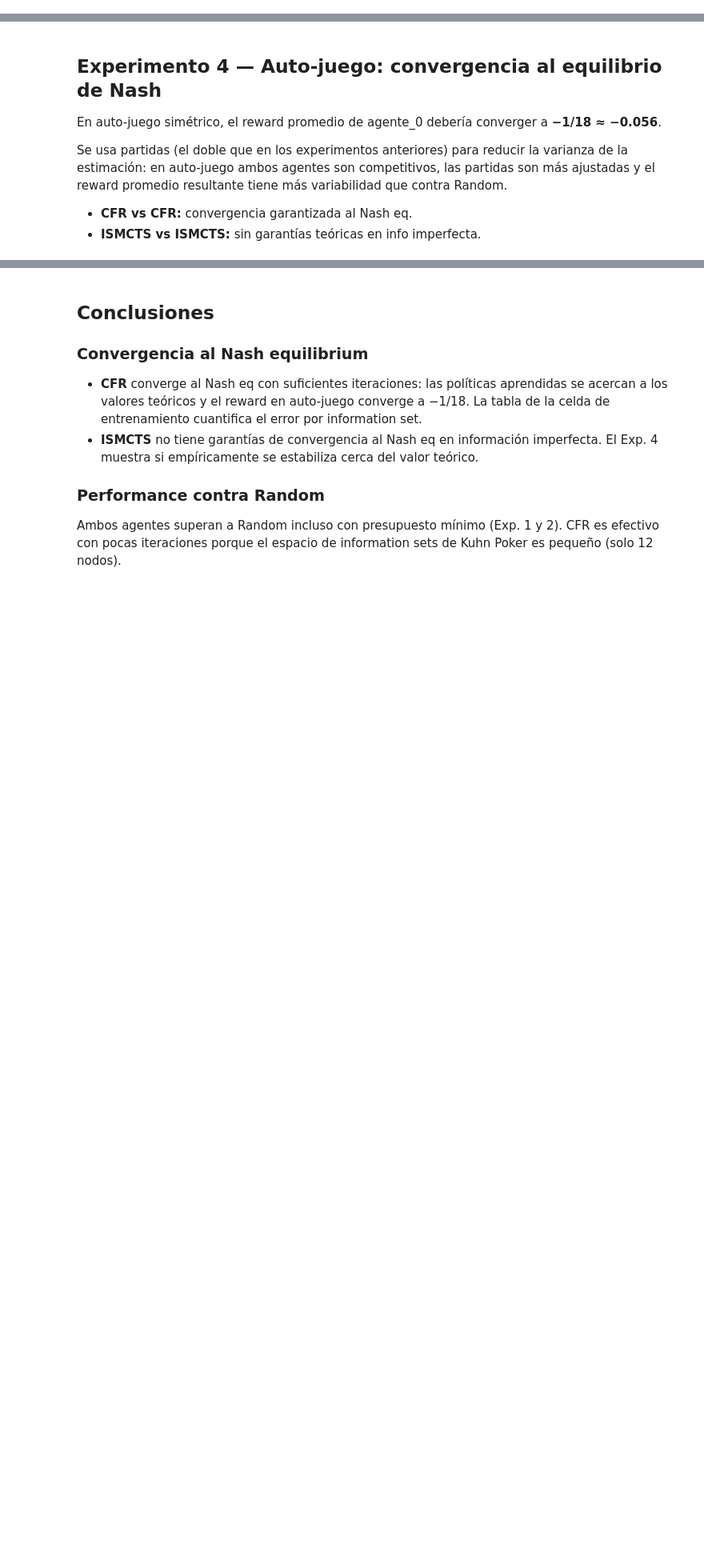
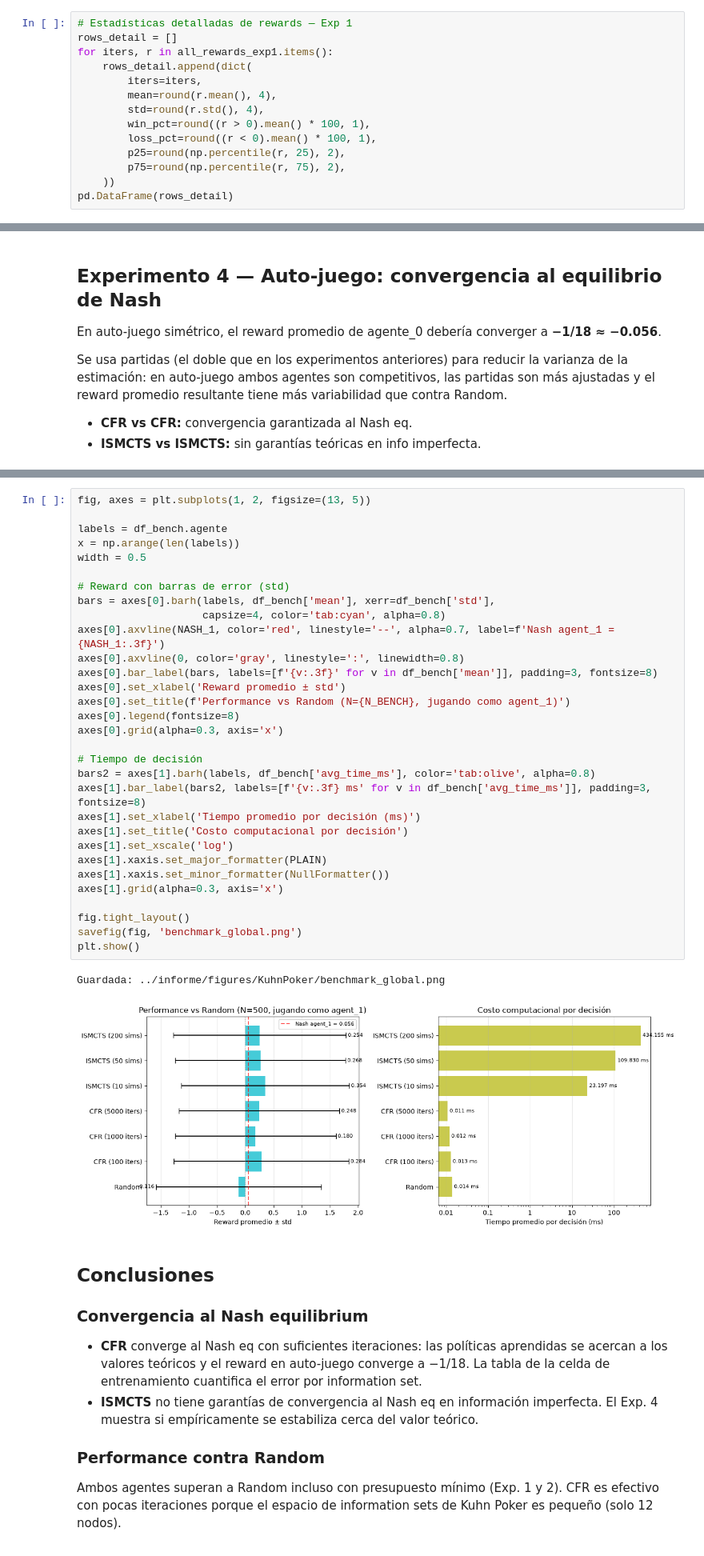
Before and after one commit to nataliacampiglia/multiagentes_obligarotio_2, a Jupyter notebook: Alternating Games/KuhnPoker.ipynb, the cells around one changed output, grey strips where cells are left out. Shown at 80% size. Saved outputs shown, nothing was run; the diff lists cells and outputs as text; blank space fills up the shorter version.

```diff
--- a/Alternating Games/KuhnPoker.ipynb
+++ b/Alternating Games/KuhnPoker.ipynb
@@ -201,0 +295,14 @@ plt.show()
+# %%
+# Estadísticas detalladas de rewards — Exp 1
+rows_detail = []
+for iters, r in all_rewards_exp1.items():
+    rows_detail.append(dict(
+        iters=iters,
+        mean=round(r.mean(), 4),
+        std=round(r.std(), 4),
+        win_pct=round((r > 0).mean() * 100, 1),
+        loss_pct=round((r < 0).mean() * 100, 1),
+        p25=round(np.percentile(r, 25), 2),
+        p75=round(np.percentile(r, 75), 2),
+    ))
+pd.DataFrame(rows_detail)
@@ -421,3 +752,37 @@ plt.show()
+# %%
+fig, axes = plt.subplots(1, 2, figsize=(13, 5))
+
+labels = df_bench.agente
+x = np.arange(len(labels))
+width = 0.5
+
+# Reward con barras de error (std)
+bars = axes[0].barh(labels, df_bench['mean'], xerr=df_bench['std'],
+                    capsize=4, color='tab:cyan', alpha=0.8)
+axes[0].axvline(NASH_1, color='red', linestyle='--', alpha=0.7, label=f'Nash agent_1 = {NASH_1:.3f}')
+axes[0].axvline(0, color='gray', linestyle=':', linewidth=0.8)
+axes[0].bar_label(bars, labels=[f'{v:.3f}' for v in df_bench['mean']], padding=3, fontsize=8)
+axes[0].set_xlabel('Reward promedio ± std')
+axes[0].set_title(f'Performance vs Random (N={N_BENCH}, jugando como agent_1)')
+axes[0].legend(fontsize=8)
+axes[0].grid(alpha=0.3, axis='x')
+
+# Tiempo de decisión
+bars2 = axes[1].barh(labels, df_bench['avg_time_ms'], color='tab:olive', alpha=0.8)
+axes[1].bar_label(bars2, labels=[f'{v:.3f} ms' for v in df_bench['avg_time_ms']], padding=3, fontsize=8)
+axes[1].set_xlabel('Tiempo promedio por decisión (ms)')
+axes[1].set_title('Costo computacional por decisión')
+axes[1].set_xscale('log')
+axes[1].xaxis.set_major_formatter(PLAIN)
+axes[1].xaxis.set_minor_formatter(NullFormatter())
+axes[1].grid(alpha=0.3, axis='x')
+
+fig.tight_layout()
+savefig(fig, 'benchmark_global.png')
+plt.show()
+# %% [output]
+Guardada: ../informe/figures/KuhnPoker/benchmark_global.png
+[figure, added]
 # %% [markdown]
 ## Conclusiones
 
```
Also changed, not shown: parts of 24 cells of this notebook, 2 other files.
